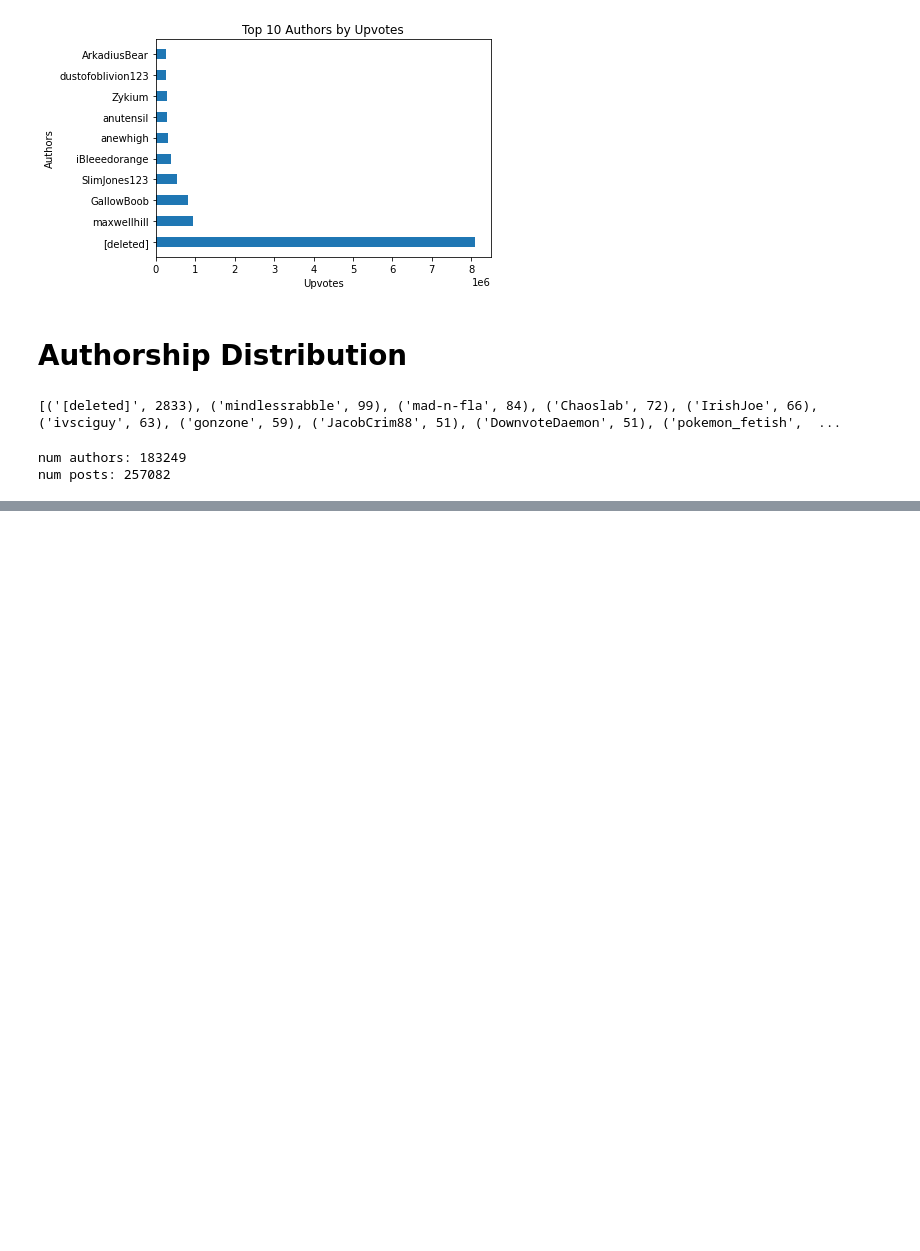
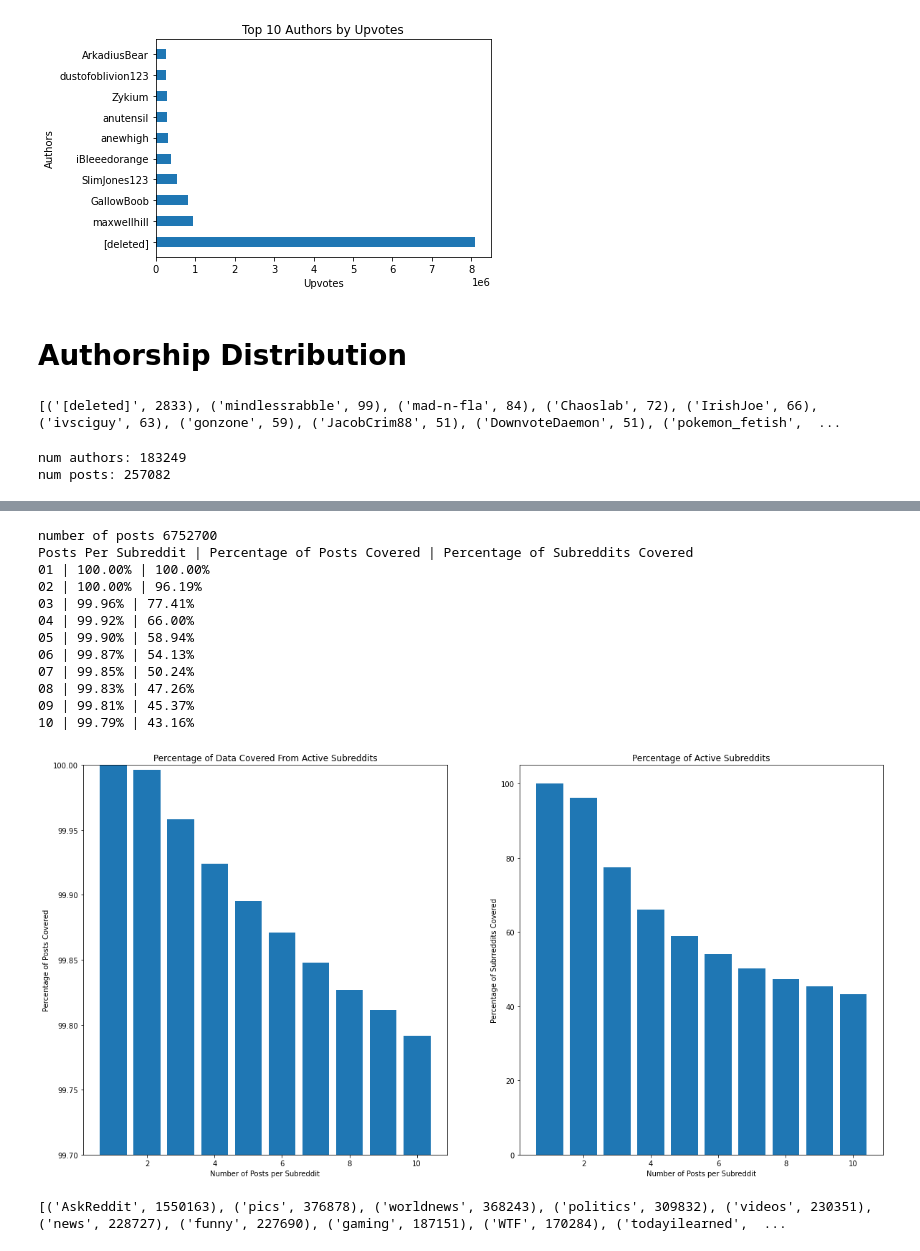
Before and after one commit to haroldrubio/CS685_Sarcasm, a Jupyter notebook: load_data.ipynb, the cells around one changed output, grey strips where cells are left out. Saved outputs shown, nothing was run; the diff lists cells and outputs as text; code cells hidden in the pictures; blank space fills up the shorter version.

```diff
--- a/load_data.ipynb
+++ b/load_data.ipynb
@@ -427,0 +570,2 @@ Posts Per Author | Percentage of Posts Covered | Percentage of Authors Covered
+# %%
+train_data, test_data = extract_post_sub(pol=False)
@@ -427,0 +595,58 @@ Posts Per Author | Percentage of Posts Covered | Percentage of Authors Covered
+# %%
+# Get some statistics
+from collections import Counter
+sub_counts = Counter()
+for item in train_data['posts']:
+    text, sub = item['text'], item['subreddit']
+    sub_counts[sub] += 1
+# %%
+#top_20 = written_by.most_common(20)
+percentages = []
+subs_accounted = []
+num = 6752700
+NUM_SUBS=6800
+MAX_POSTS = 11
+for sig_post in range(1, MAX_POSTS):
+    post_sum = 0
+    sub_count = 0
+    for sub, count in sub_counts.items():
+        if count >= sig_post:
+            post_sum += count
+            sub_count += 1
+    subs_accounted.append(sub_count / NUM_SUBS * 100)
+    percentages.append(post_sum / num * 100)
+print(f'number of posts {num}')
+print('Posts Per Subreddit | Percentage of Posts Covered | Percentage of Subreddits Covered')
+for p in range(len(percentages)):
+    print(f'{p+1:02d} | {percentages[p]:04.2f}% | {subs_accounted[p]:04.2f}%')
+plt.figure(figsize=(20, 10))
+plt.subplot(1, 2, 1)
+plt.bar(range(1, MAX_POSTS), percentages)
+plt.title('Percentage of Data Covered From Active Subreddits')
+plt.xlabel('Number of Posts per Subreddit')
+plt.ylabel('Percentage of Posts Covered')
+plt.ylim((99.7, 100))
+plt.subplot(1, 2, 2)
+plt.bar(range(1, MAX_POSTS), subs_accounted)
+plt.title('Percentage of Active Subreddits')
+plt.xlabel('Number of Posts per Subreddit')
+plt.ylabel('Percentage of Subrreddits Covered')
+plt.show()
+# %% [output]
+number of posts 6752700
+Posts Per Subreddit | Percentage of Posts Covered | Percentage of Subreddits Covered
+01 | 100.00% | 100.00%
+02 | 100.00% | 96.19%
+03 | 99.96% | 77.41%
+04 | 99.92% | 66.00%
+05 | 99.90% | 58.94%
+06 | 99.87% | 54.13%
+07 | 99.85% | 50.24%
+08 | 99.83% | 47.26%
+09 | 99.81% | 45.37%
+10 | 99.79% | 43.16%
+[figure, added]
+# %%
+print(sub_counts.most_common(20))
+# %% [output]
+[('AskReddit', 1550163), ('pics', 376878), ('worldnews', 368243), ('politics', 309832), ('videos', 230351), ('news', 228727), ('funny', 227690), ('gaming', 187151), ('WTF', 170284), ('todayilearned',  ...
```
Also changed, not shown: parts of 12 cells of this notebook.
